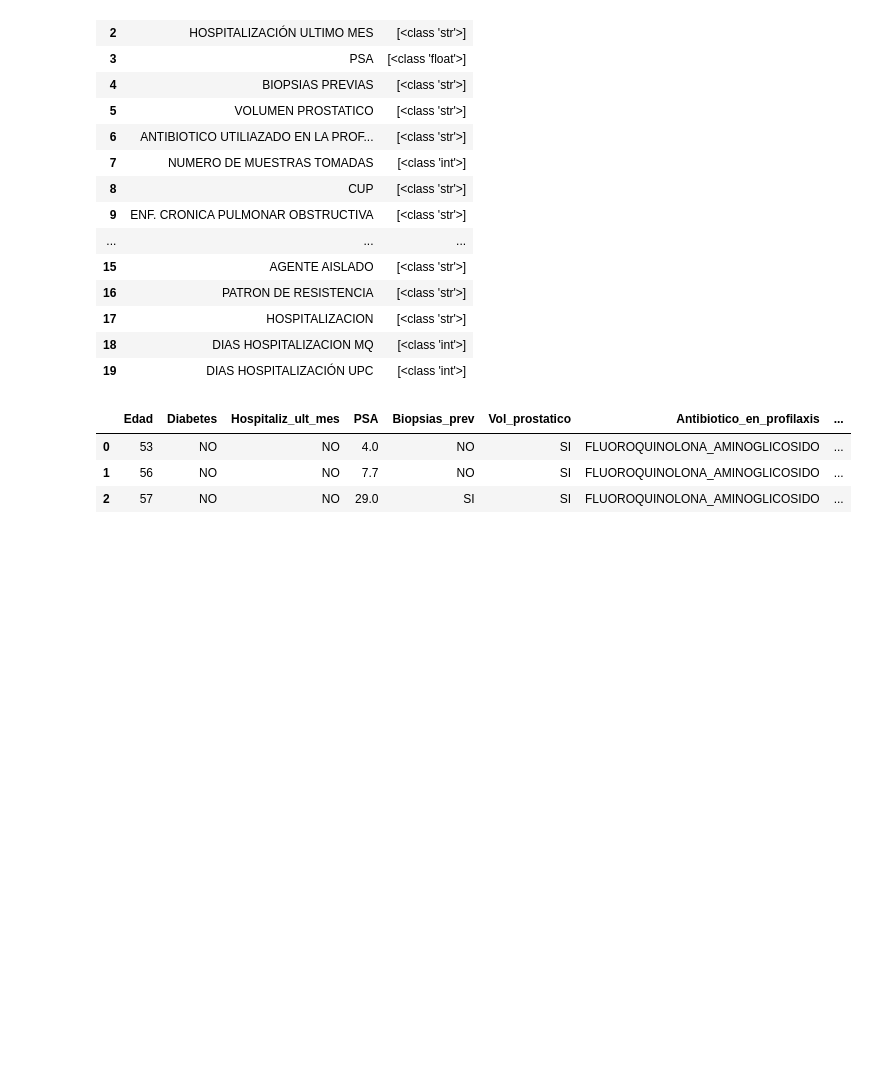
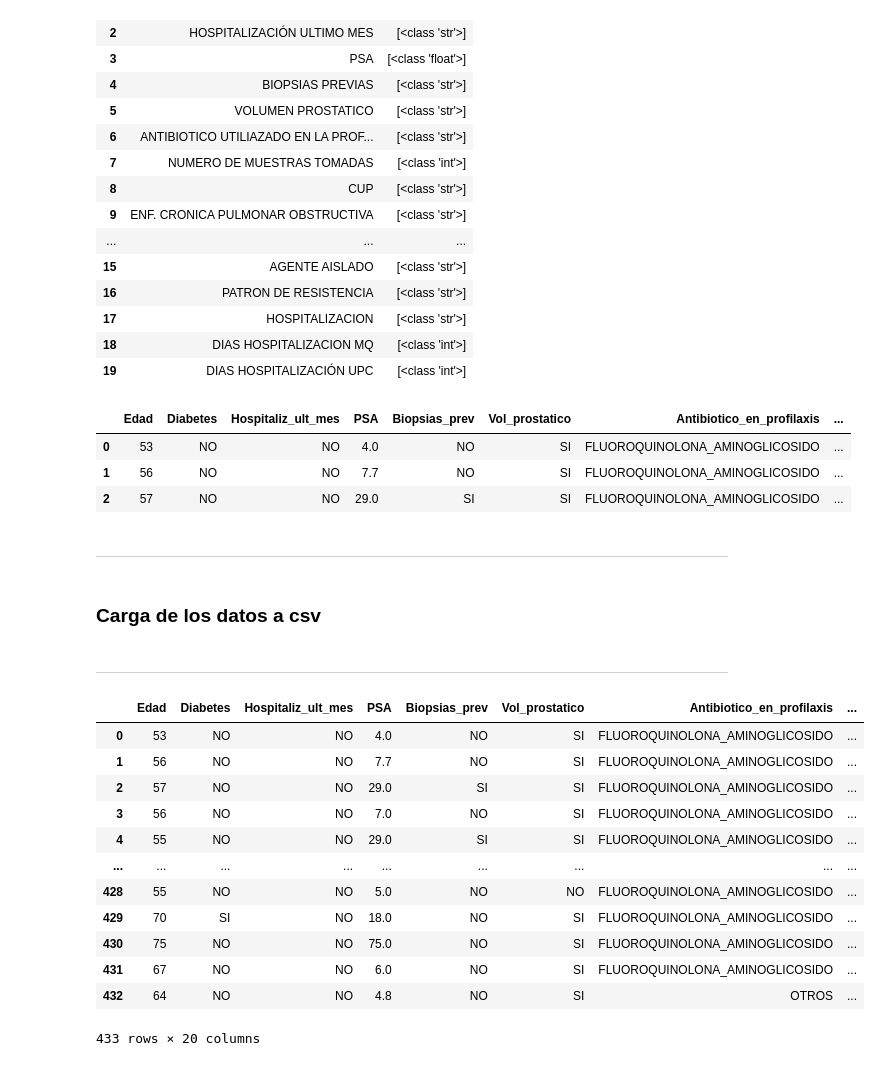
Before and after one commit to facu-corvalan/Hospitalizacion, a Jupyter notebook: EDA.ipynb, the cells around one changed output. Saved outputs shown, nothing was run; the diff lists cells and outputs as text; code cells hidden in the pictures; blank space fills up the shorter version.

Commit message:
Modificacion EDA y carga del CSV

```diff
--- a/EDA.ipynb
+++ b/EDA.ipynb
@@ -412,3 +412,7 @@ df.head(3)
 | 0 | 53 | NO | NO | 4.0 | NO | SI | FLUOROQUINOLONA_AMINOGLICOSIDO | ... |
 | 1 | 56 | NO | NO | 7.7 | NO | SI | FLUOROQUINOLONA_AMINOGLICOSIDO | ... |
 | 2 | 57 | NO | NO | 29.0 | SI | SI | FLUOROQUINOLONA_AMINOGLICOSIDO | ... |
+# %% [markdown]
+------------------------------
+# %% [markdown]
+### Carga de los datos a csv
@@ -414,0 +421,19 @@ df.head(3)
+# %% [markdown]
+-----------------------------------------
+# %%
+df = pd.read_csv('Datasets/hospitalizacion_limpio.csv')
+df
+# %% [output]
+|  | Edad | Diabetes | Hospitaliz_ult_mes | PSA | Biopsias_prev | Vol_prostatico | Antibiotico_en_profilaxis | ... |
+| 0 | 53 | NO | NO | 4.0 | NO | SI | FLUOROQUINOLONA_AMINOGLICOSIDO | ... |
+| 1 | 56 | NO | NO | 7.7 | NO | SI | FLUOROQUINOLONA_AMINOGLICOSIDO | ... |
+| 2 | 57 | NO | NO | 29.0 | SI | SI | FLUOROQUINOLONA_AMINOGLICOSIDO | ... |
+| 3 | 56 | NO | NO | 7.0 | NO | SI | FLUOROQUINOLONA_AMINOGLICOSIDO | ... |
+| 4 | 55 | NO | NO | 29.0 | SI | SI | FLUOROQUINOLONA_AMINOGLICOSIDO | ... |
+| ... | ... | ... | ... | ... | ... | ... | ... | ... |
+| 428 | 55 | NO | NO | 5.0 | NO | NO | FLUOROQUINOLONA_AMINOGLICOSIDO | ... |
+| 429 | 70 | SI | NO | 18.0 | NO | SI | FLUOROQUINOLONA_AMINOGLICOSIDO | ... |
+| 430 | 75 | NO | NO | 75.0 | NO | SI | FLUOROQUINOLONA_AMINOGLICOSIDO | ... |
+| 431 | 67 | NO | NO | 6.0 | NO | SI | FLUOROQUINOLONA_AMINOGLICOSIDO | ... |
+| 432 | 64 | NO | NO | 4.8 | NO | SI | OTROS | ... |
+433 rows × 20 columns
```
Also changed, not shown: parts of 25 cells of this notebook, 1 other file.
